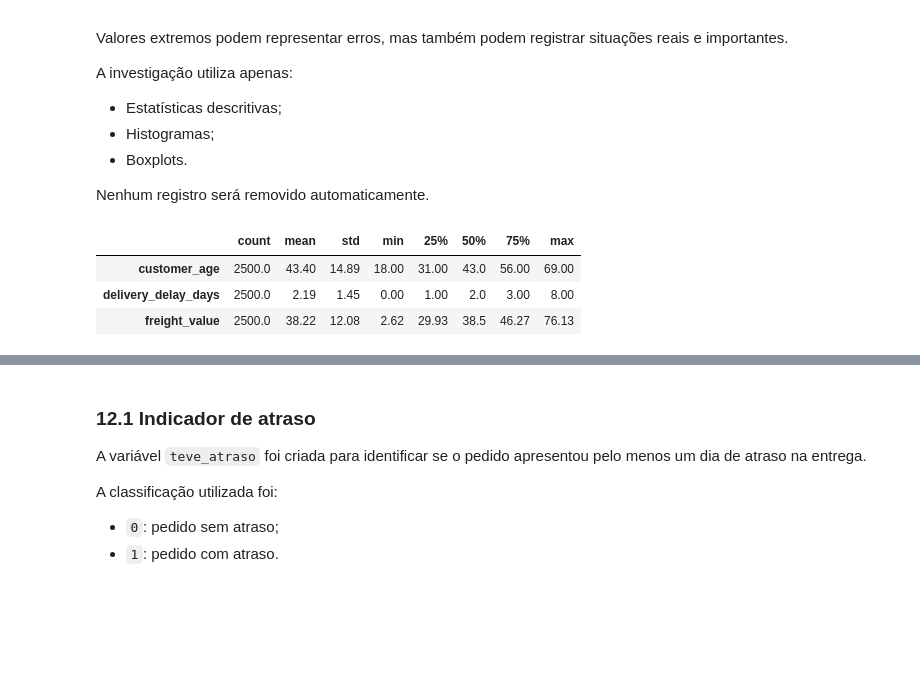
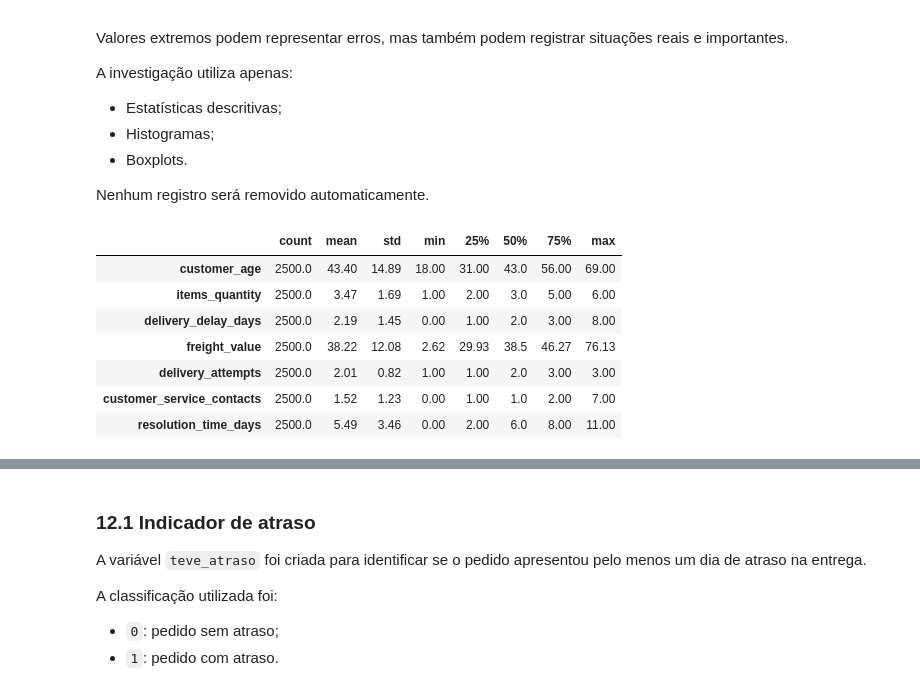
Before and after one commit to Fabio-Costa986/Business-understanding-and-data-analysis, a Jupyter notebook: notebook/01_tratamento_dados.ipynb, the cells around one changed output, grey strips where cells are left out. Saved outputs shown, nothing was run; the diff lists cells and outputs as text; code cells hidden in the pictures; blank space fills up the shorter version.

```diff
--- a/notebook/01_tratamento_dados.ipynb
+++ b/notebook/01_tratamento_dados.ipynb
@@ -566,18 +527,26 @@ Nenhum registro será removido automaticamente.
 # %%
 # Variáveis previstas no escopo para investigação
 colunas_outliers = [
     "customer_age",
+    "items_quantity",
     "delivery_delay_days",
-    "freight_value"
+    "freight_value",
+    "delivery_attempts",
+    "customer_service_contacts",
+    "resolution_time_days",
 ]
 
 # Estatísticas das variáveis selecionadas
 df[colunas_outliers].describe().T.round(2)
 # %% [output]
 |  | count | mean | std | min | 25% | 50% | 75% | max |
 | customer_age | 2500.0 | 43.40 | 14.89 | 18.00 | 31.00 | 43.0 | 56.00 | 69.00 |
+| items_quantity | 2500.0 | 3.47 | 1.69 | 1.00 | 2.00 | 3.0 | 5.00 | 6.00 |
 | delivery_delay_days | 2500.0 | 2.19 | 1.45 | 0.00 | 1.00 | 2.0 | 3.00 | 8.00 |
 | freight_value | 2500.0 | 38.22 | 12.08 | 2.62 | 29.93 | 38.5 | 46.27 | 76.13 |
+| delivery_attempts | 2500.0 | 2.01 | 0.82 | 1.00 | 1.00 | 2.0 | 3.00 | 3.00 |
+| customer_service_contacts | 2500.0 | 1.52 | 1.23 | 0.00 | 1.00 | 1.0 | 2.00 | 7.00 |
+| resolution_time_days | 2500.0 | 5.49 | 3.46 | 0.00 | 2.00 | 6.0 | 8.00 | 11.00 |
 # %%
 # Histogramas para observar a distribuição
 for coluna in colunas_outliers:
```
Also changed, not shown: parts of 10 cells of this notebook, 1 other file.
